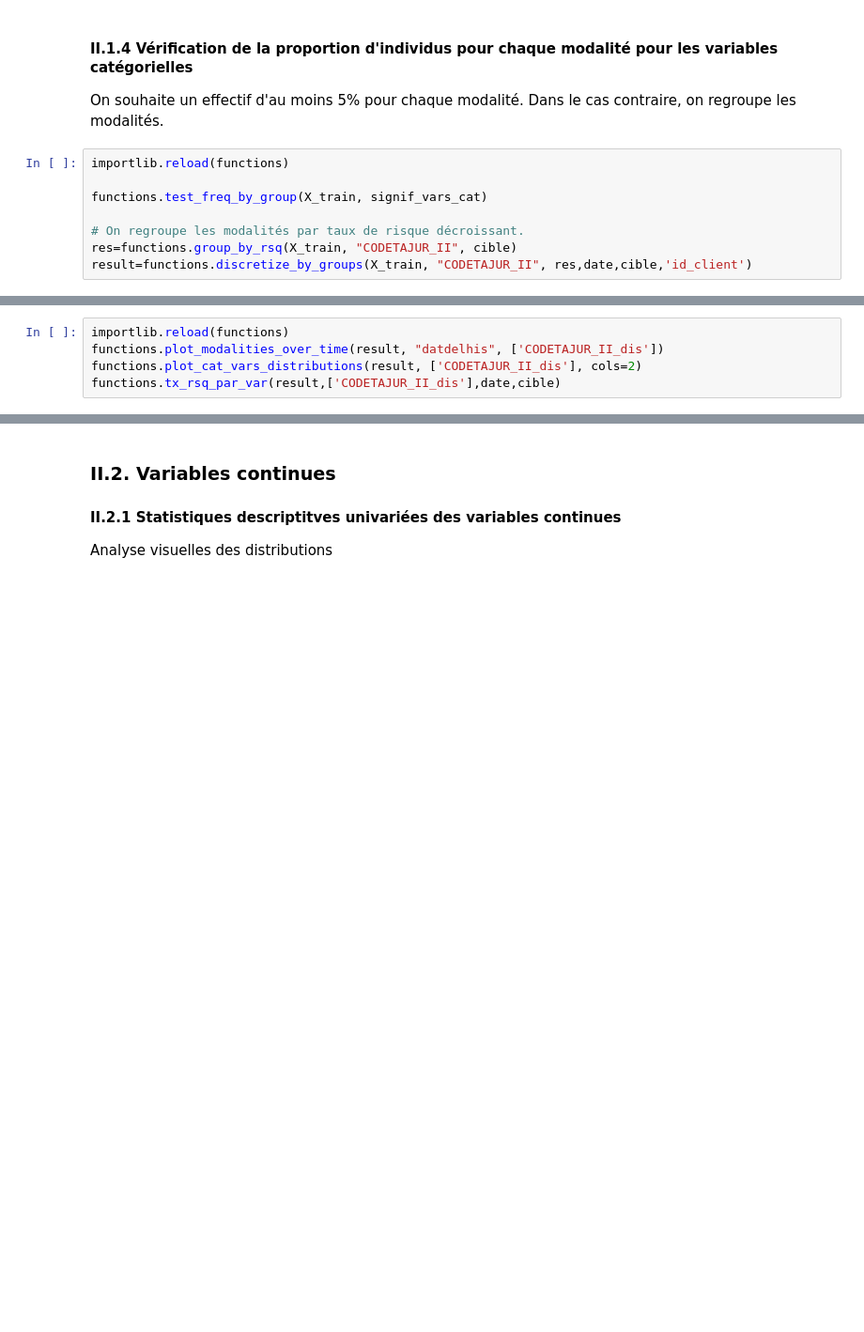
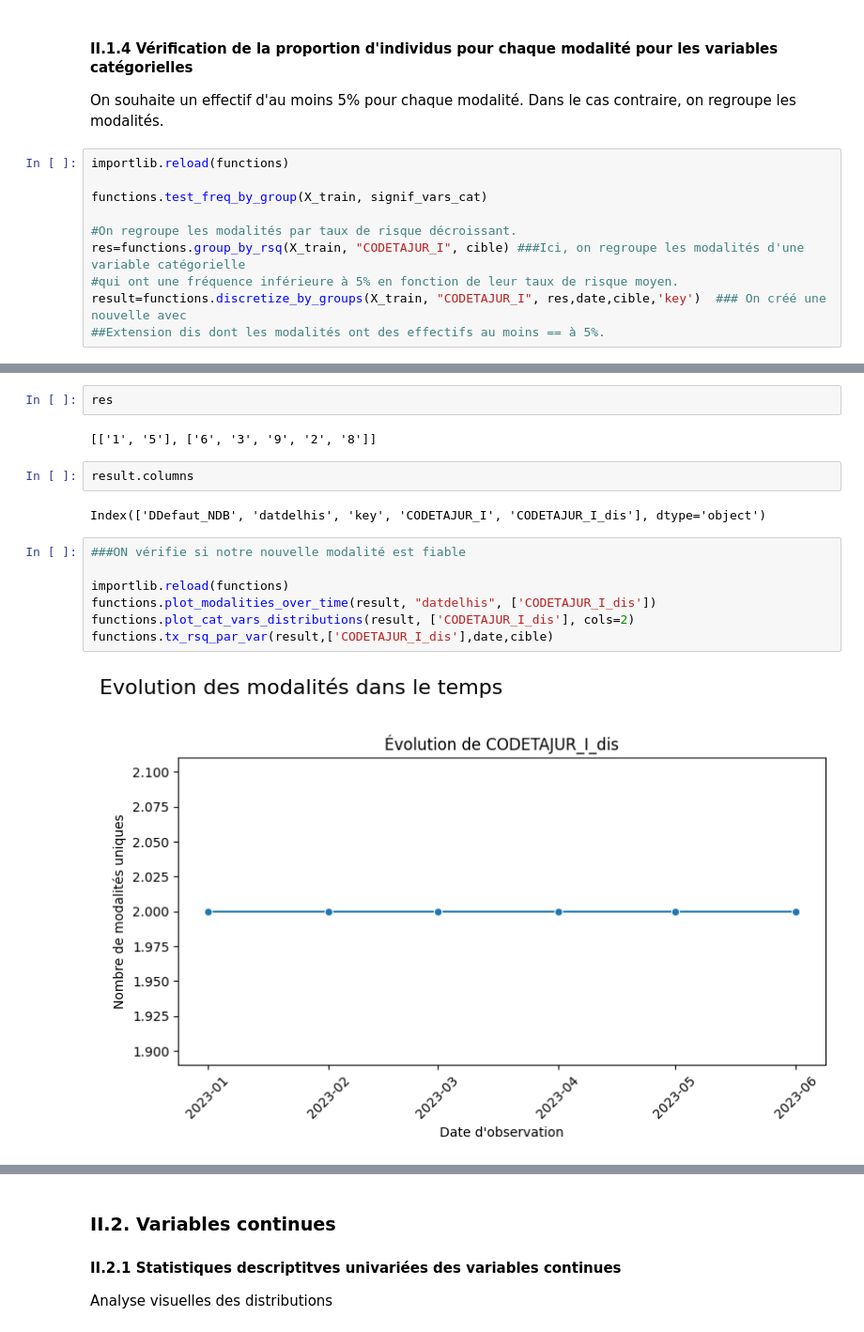
Before and after one commit to cheryl-kdio/Scoring-pj, a Jupyter notebook: desc.ipynb, the cells around one changed output, grey strips where cells are left out. Shown at 94% size. Drawn from its saved outputs; the diff is of its cells as text; blank space fills up the shorter version.

```diff
--- a/desc.ipynb
+++ b/desc.ipynb
@@ -603,6 +705,8 @@ importlib.reload(functions)
 
 functions.test_freq_by_group(X_train, signif_vars_cat)
 
-# On regroupe les modalités par taux de risque décroissant.
-res=functions.group_by_rsq(X_train, "CODETAJUR_II", cible)
-result=functions.discretize_by_groups(X_train, "CODETAJUR_II", res,date,cible,'id_client')
+#On regroupe les modalités par taux de risque décroissant.
+res=functions.group_by_rsq(X_train, "CODETAJUR_I", cible) ###Ici, on regroupe les modalités d'une variable catégorielle
+#qui ont une fréquence inférieure à 5% en fonction de leur taux de risque moyen.
+result=functions.discretize_by_groups(X_train, "CODETAJUR_I", res,date,cible,'key')  ### On créé une nouvelle avec
+##Extension dis dont les modalités ont des effectifs au moins == à 5%.
@@ -609,5 +723,17 @@ result=functions.discretize_by_groups(X_train, "CODETAJUR_II", res,date,cible,'i
+# %%
+res
+# %% [output]
+[['1', '5'], ['6', '3', '9', '2', '8']]
+# %%
+result.columns
+# %% [output]
+Index(['DDefaut_NDB', 'datdelhis', 'key', 'CODETAJUR_I', 'CODETAJUR_I_dis'], dtype='object')
 # %%
+###ON vérifie si notre nouvelle modalité est fiable
+
 importlib.reload(functions)
-functions.plot_modalities_over_time(result, "datdelhis", ['CODETAJUR_II_dis'])
-functions.plot_cat_vars_distributions(result, ['CODETAJUR_II_dis'], cols=2)
-functions.tx_rsq_par_var(result,['CODETAJUR_II_dis'],date,cible)
+functions.plot_modalities_over_time(result, "datdelhis", ['CODETAJUR_I_dis'])
+functions.plot_cat_vars_distributions(result, ['CODETAJUR_I_dis'], cols=2)
+functions.tx_rsq_par_var(result,['CODETAJUR_I_dis'],date,cible)
+# %% [output]
+[figure, added]
```
Also changed, not shown: parts of 60 cells of this notebook, 1 other file.
